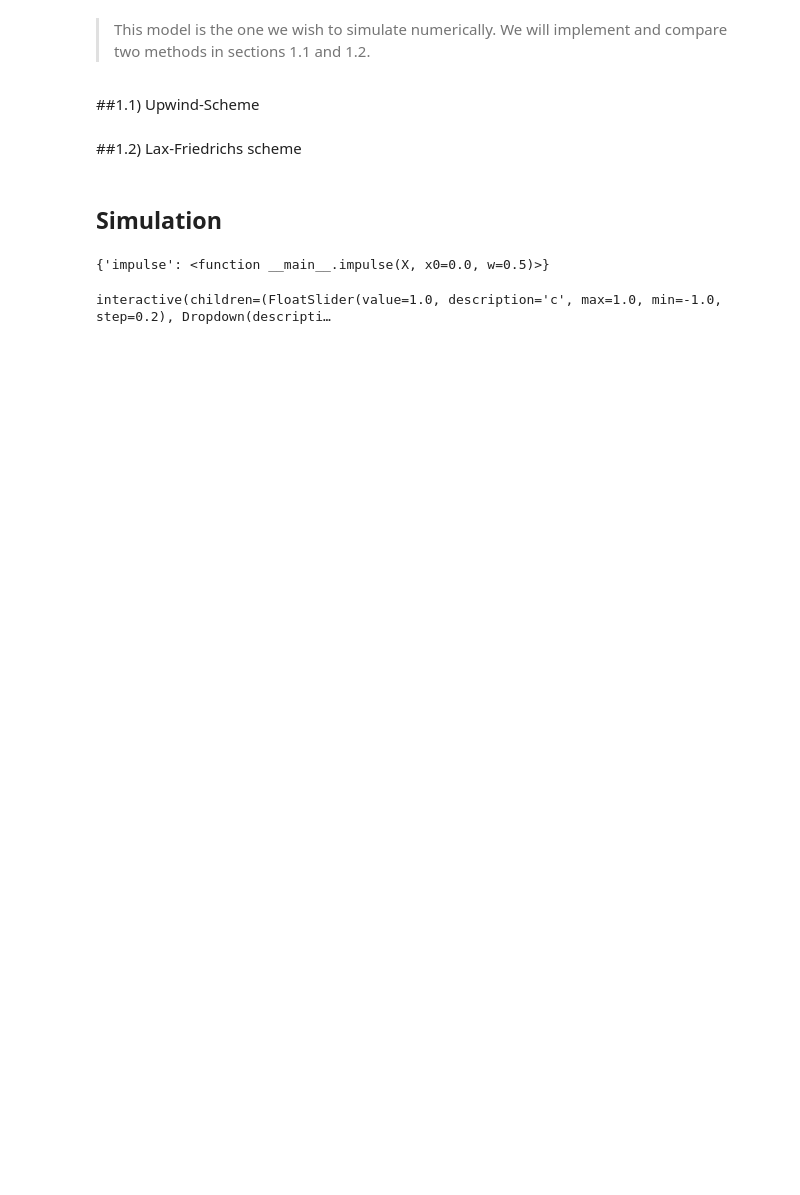
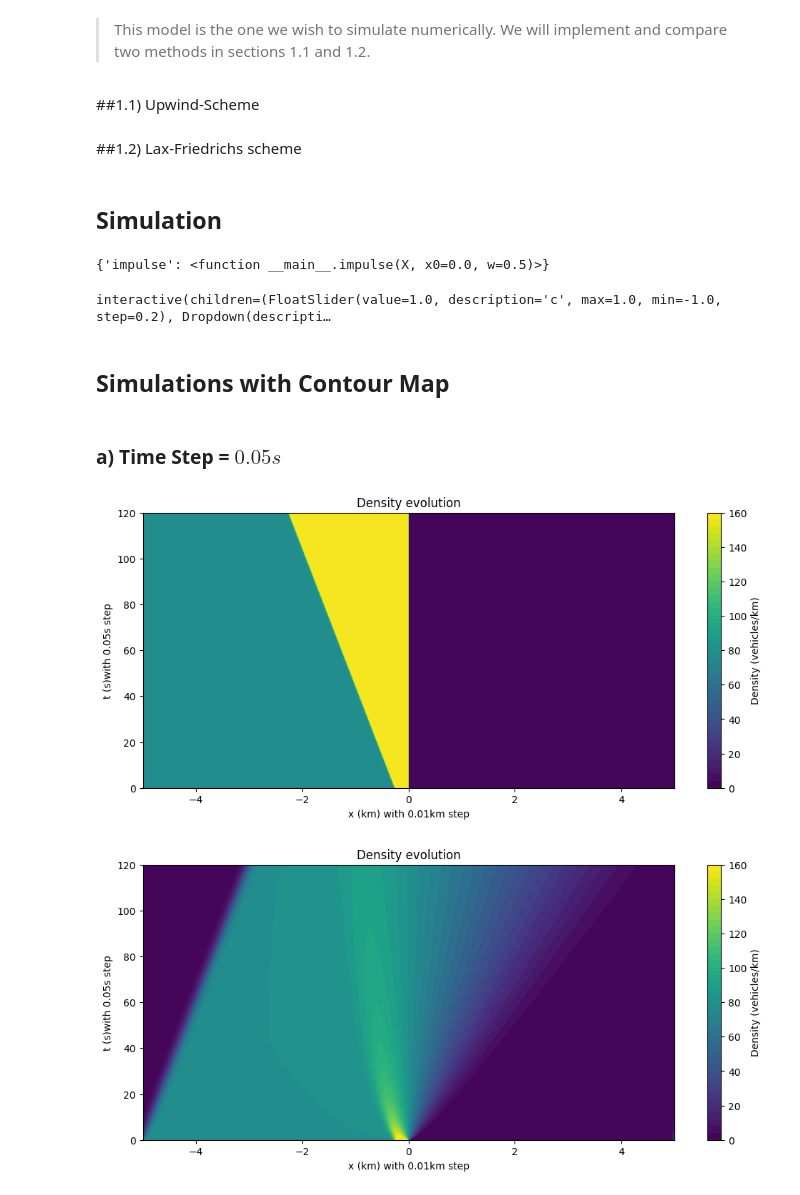
Before and after one commit to lsh4205/Traffic_Simulation, a Jupyter notebook: traffic_simulation.ipynb, the cells around one changed output. Cells and saved outputs as stored; diff of their text form; code cells hidden in the pictures; blank space fills up the shorter version.

```diff
--- a/traffic_simulation.ipynb
+++ b/traffic_simulation.ipynb
@@ -268,3 +268,28 @@ interact(experiment
 pass
 # %% [output]
 interactive(children=(FloatSlider(value=1.0, description='c', max=1.0, min=-1.0, step=0.2), Dropdown(descripti…
+# %% [markdown]
+## Simulations with Contour Map
+# %%
+def plot_contourf(stepper, dt, dx):
+    import matplotlib.pyplot as plt
+    T = Domain1D(dt, min_val=0.0, max_val=120.0)
+    X = Domain1D(dx, min_val=-5.0, max_val=5.0)
+    U = Solution1D(T, X, u0=impulse)
+    simulate(U, lambda U, j: stepper(U, j, 0))
+
+    plt.figure(figsize=(12, 5))
+    plt.contourf(U.X, U.T, U.vals[:, 1:-1], cmap='viridis', levels=50)
+    plt.colorbar(label='Density (vehicles/km)')
+    plt.xlabel(f'x (km) with {dx}km step')
+    plt.ylabel(f't (s)with {dt}s step')
+    plt.title('Density evolution')
+    plt.show()
+# %% [markdown]
+### a) Time Step = $0.05s$
+# %%
+plot_contourf(step_upwind, 0.05, 0.01)
+plot_contourf(step_lf, 0.05, 0.01)
+# %% [output]
+[figure, added]
+[figure, added]
```
Also changed, not shown: parts of 8 cells of this notebook.
